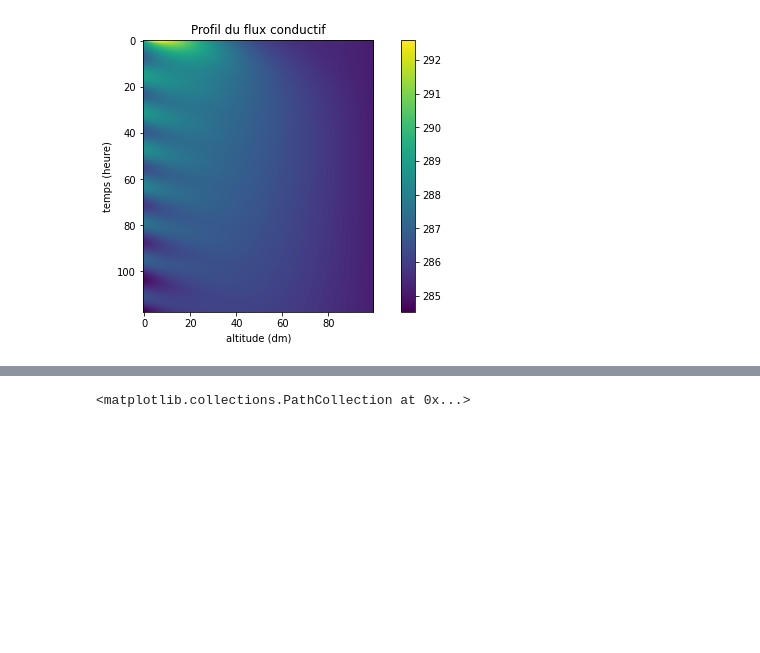
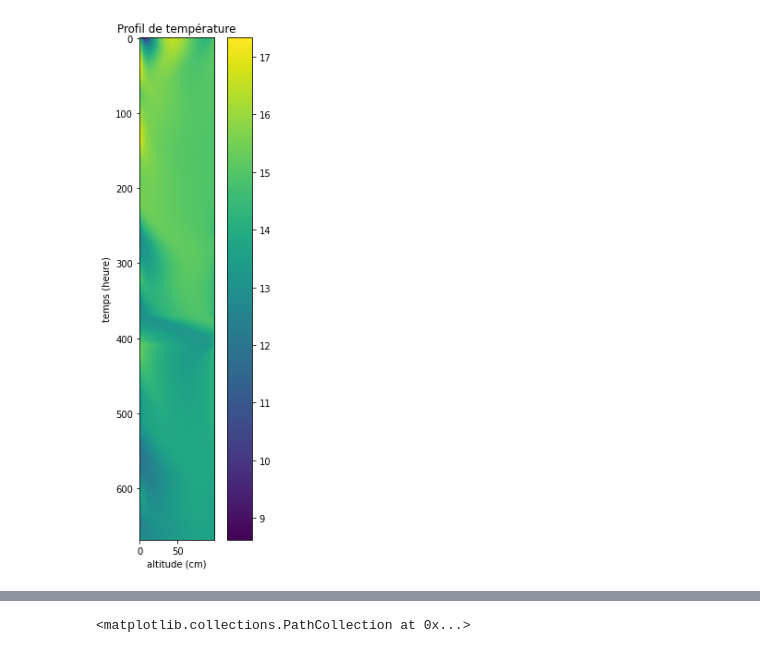
Before and after one commit to BereniceSinopoliPal/Calcul_Molonari_Julien_Berenice, a Jupyter notebook: demo calcul.ipynb, the cells around one changed output, grey strips where cells are left out. Cells and saved outputs as stored; diff of their text form; code cells hidden in the pictures; blank space fills up the shorter version.

```diff
--- a/demo calcul.ipynb
+++ b/demo calcul.ipynb
@@ -8,16 +37,29 @@ from pyHeatBJ import Column
+# %%
+c=pd.read_csv('p41_p_11_07_17.csv', header = 1)
+c=c[['Date Heure, GMT+01:00','Tension, V (LGR S/N: 20072572, SEN S/N: 20072572, LBL: Pression)',
+       'Temp., °C (LGR S/N: 20072572, SEN S/N: 20072572, LBL: Temperature)']]
+c['Date Heure, GMT+01:00']= pd.to_datetime(c['Date Heure, GMT+01:00'], format="%m/%d/%y %H:%M:%S")
+c=c[(c['Date Heure, GMT+01:00']>d1)&(c['Date Heure, GMT+01:00']<d2)]
+c['Tension, V (LGR S/N: 20072572, SEN S/N: 20072572, LBL: Pression)']=(c['Tension, V (LGR S/N: 20072572, SEN S/N: 20072572, LBL: Pression)'] - inter - dt*c['Temp., °C (LGR S/N: 20072572, SEN S/N: 20072572, LBL: Temperature)'])/dh
+res_p = c.values.tolist()
+# %%
+Tableau_press = [ [i[0],[i[1],i[2]]] for i in res_p]
 # %%
 #### Simulation 1 : K=1e-4 m/s
 # %%
-test = pd.read_csv('value to test.csv')
-test.drop(columns=['Unnamed: 0'])
-test_val = test.values.tolist()
-test_val=np.asarray(test_val)
-test_val=test_val[:,1:]
+#test = pd.read_csv('value to test.csv')
+#test.drop(columns=['Unnamed: 0'])
+#test_val = test.values.tolist()
+#test_val=np.asarray(test_val)
+#test_val=test_val[:,1:]
 
-dH_test = [[datetime.datetime.today()+ datetime.timedelta(seconds=i*1.5*3600),[0.125e-2,test_val[i][0]]] for i in range(len(test_val))][:120]
+#dH_test = [[datetime.datetime.today()+ datetime.timedelta(seconds=i*1.5*3600),[0.125e-2,test_val[i][0]]] for i in range(len(test_val))][:120]
 
-T_test = [[datetime.datetime.today()+ datetime.timedelta(seconds=i*1.5*3600),list(test_val[i,1:])] for i in range(len(test_val))][:120]
+#T_test = [[datetime.datetime.today()+ datetime.timedelta(seconds=i*1.5*3600),list(test_val[i,1:])] for i in range(len(test_val))][:120]
 
+dH_test = Tableau_press
+
+T_test = Tableau_temp
 col_dict = {
     "river_bed": 1, ##hauteur de la rivière en m
     "offset" : 0.05,#décalage
@@ -41,7 +83,7 @@ column = Column.from_dict(col_dict)
 ### le flux d'eau est important. C'est une valeur unique. Ce qui transite au niveau de la première cellule.
 ## trois frise (adv, conv, et flux total)
 # %%
-params ={'moinslog10K':6,'lambda_s': 1.08, 'n':0.15,'rhos_cs':4e6, 'nb_cel':100}
+params ={'moinslog10K':4,'lambda_s': 1.08, 'n':0.15,'rhos_cs':4e6, 'nb_cel':100}
 # %%
 temp,delta_h = column.solve_transi(params)
 # %%
@@ -73,13 +115,13 @@ plt.legend()
 # %%
-fig = plt.figure(figsize=(10,5))
-plt.title('Profil du flux conductif')
-plt.xlabel('altitude (dm)')
+fig = plt.figure(figsize=(5,10))
+plt.title('Profil de température')
+plt.xlabel('altitude (cm)')
 plt.ylabel('temps (heure)')
 plt.imshow(temp[:][1:-1])
 plt.colorbar()
 plt.show()
 # %% [output]
-[figure, old version]
+[figure, new version]
 # %%
 # Simulation 2 : K = 1e-7 m/s
 # %%
```
Also changed, not shown: parts of 11 cells of this notebook, 1 other file.
